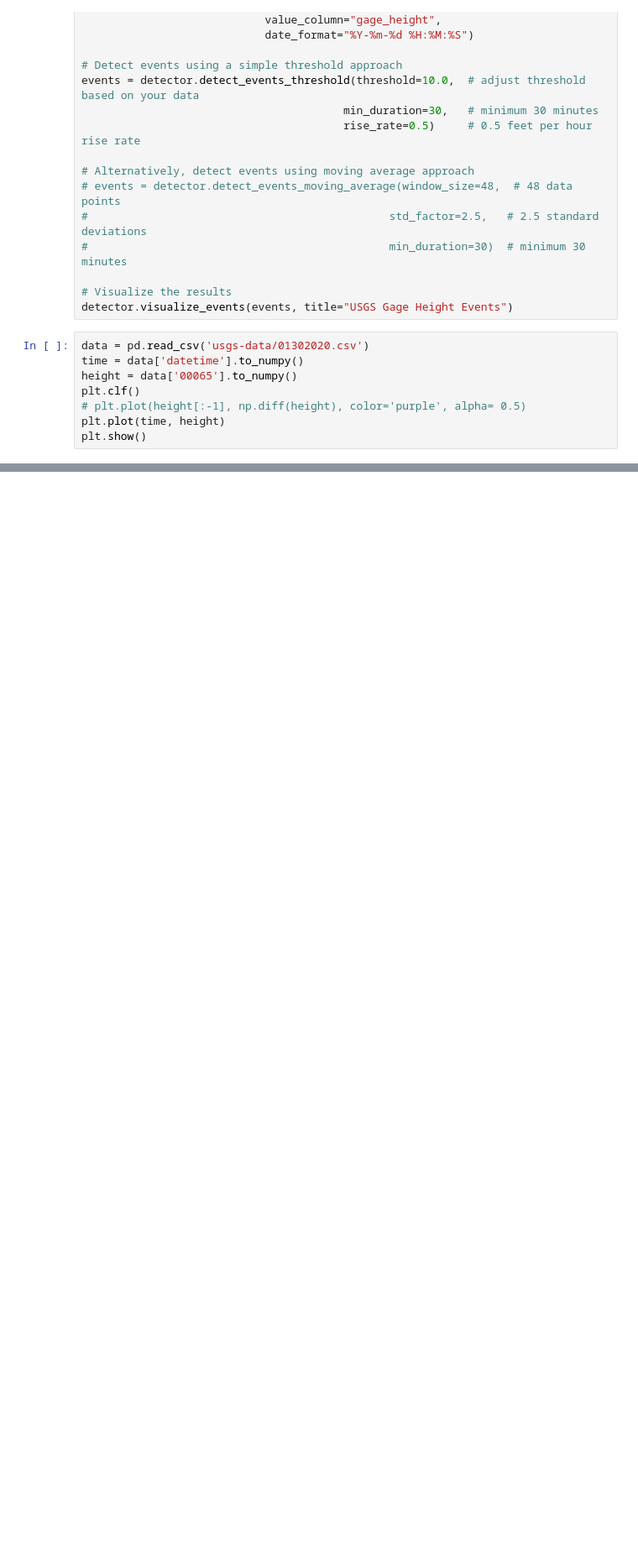
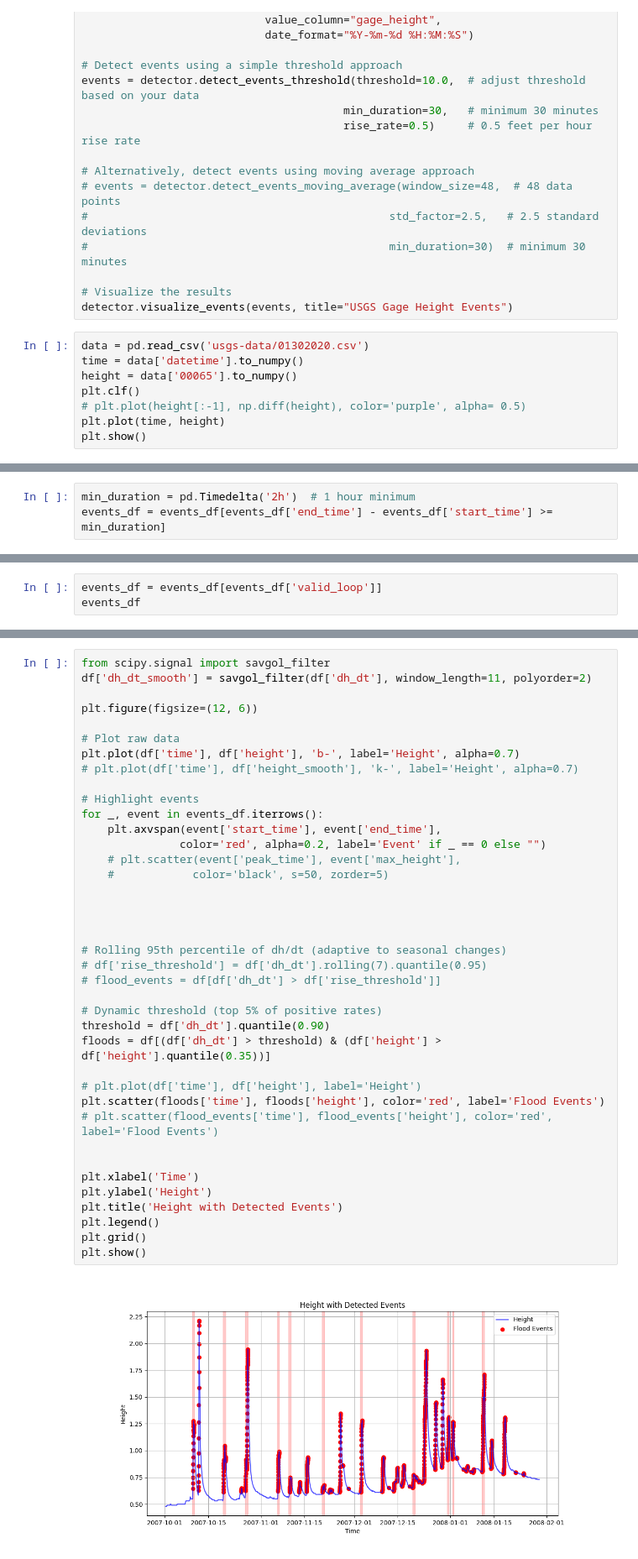
Before and after one commit to jacqubu/data-segmentation, a Jupyter notebook: debugging.ipynb, the cells around one changed output, grey strips where cells are left out. Shown at 84% size. Drawn from its saved outputs; the diff is of its cells as text; blank space fills up the shorter version.

```diff
--- a/debugging.ipynb
+++ b/debugging.ipynb
@@ -125,0 +126,3 @@ events_df = pd.DataFrame(events)
+# %%
+min_duration = pd.Timedelta('2h')  # 1 hour minimum
+events_df = events_df[events_df['end_time'] - events_df['start_time'] >= min_duration]
@@ -125,0 +219,3 @@ events_df = pd.DataFrame(events)
+# %%
+events_df = events_df[events_df['valid_loop']]
+events_df
@@ -126,3 +307,44 @@ events_df = pd.DataFrame(events)
+# %%
+from scipy.signal import savgol_filter
+df['dh_dt_smooth'] = savgol_filter(df['dh_dt'], window_length=11, polyorder=2)
+
+plt.figure(figsize=(12, 6))
+
+# Plot raw data
+plt.plot(df['time'], df['height'], 'b-', label='Height', alpha=0.7)
+# plt.plot(df['time'], df['height_smooth'], 'k-', label='Height', alpha=0.7)
+
+# Highlight events
+for _, event in events_df.iterrows():
+    plt.axvspan(event['start_time'], event['end_time'],
+               color='red', alpha=0.2, label='Event' if _ == 0 else "")
+    # plt.scatter(event['peak_time'], event['max_height'],
+    #            color='black', s=50, zorder=5)
+
+
+
+
+# Rolling 95th percentile of dh/dt (adaptive to seasonal changes)
+# df['rise_threshold'] = df['dh_dt'].rolling(7).quantile(0.95)
+# flood_events = df[df['dh_dt'] > df['rise_threshold']]
+
+# Dynamic threshold (top 5% of positive rates)
+threshold = df['dh_dt'].quantile(0.90)
+floods = df[(df['dh_dt'] > threshold) & (df['height'] > df['height'].quantile(0.35))]
+
+# plt.plot(df['time'], df['height'], label='Height')
+plt.scatter(floods['time'], floods['height'], color='red', label='Flood Events')
+# plt.scatter(flood_events['time'], flood_events['height'], color='red', label='Flood Events')
+
+
+plt.xlabel('Time')
+plt.ylabel('Height')
+plt.title('Height with Detected Events')
+plt.legend()
+plt.grid()
+plt.show()
+# %% [output]
+[figure, added]
 # %%
 fig, (ax1, ax2) = plt.subplots(1, 2, figsize=(18, 6), dpi=100)
 
```
Also changed, not shown: parts of 17 cells of this notebook.
